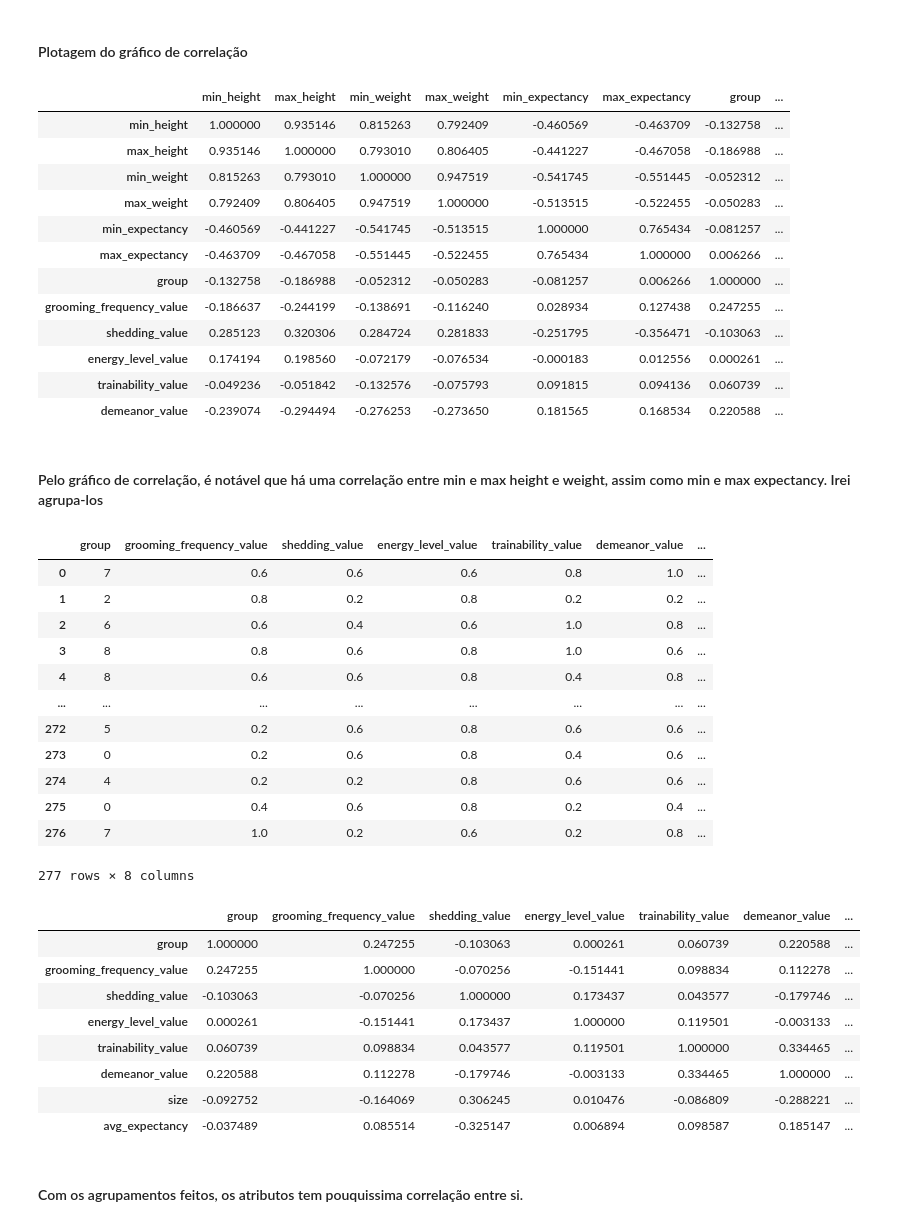
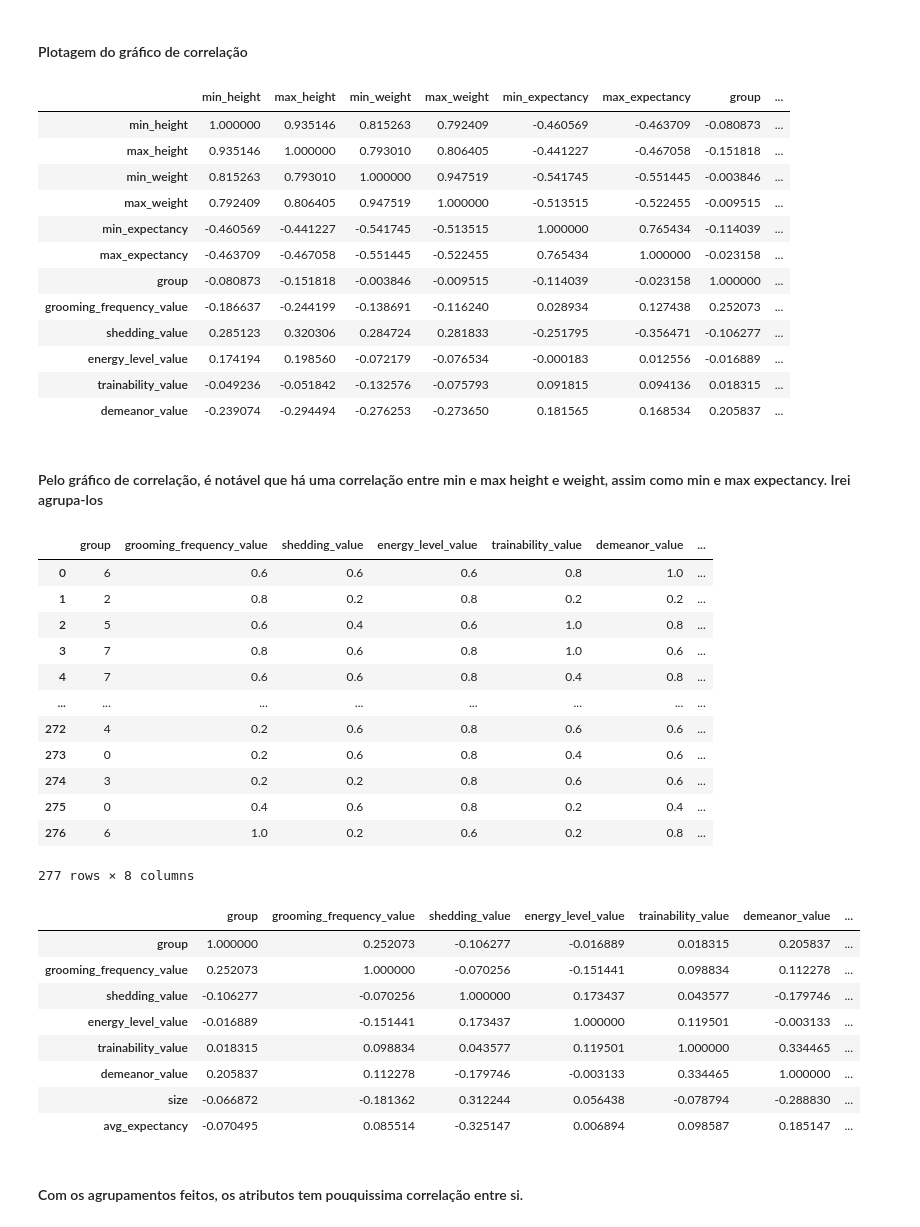
Before and after one commit to a3ylf/Dog_Predictor, a Jupyter notebook: preprocess.ipynb, the cells around one changed output. Drawn from its saved outputs; the diff is of its cells as text; code cells hidden in the pictures.

```diff
--- a/preprocess.ipynb
+++ b/preprocess.ipynb
@@ -1,10 +1,8 @@
 # %%
 import pandas as pd
-import numpy as np
 import matplotlib.pyplot as plt
 from sklearn import preprocessing
 
-
 df = pd.read_csv("input.csv", delimiter=",")
 df = df.drop(columns=["name","description","temperament"]) # Retira-se nome, descrição e temperamento, pois são irrelevantes para o processamento
-df
+df["group"] = df["group"].replace(["Foundation Stock Service","Miscellaneous Class"],"Foundation and miscellaneous")
@@ -90,54 +39,54 @@ corr= df.corr()
 corr
 # %% [output]
 |  | min_height | max_height | min_weight | max_weight | min_expectancy | max_expectancy | group | ... |
-| min_height | 1.000000 | 0.935146 | 0.815263 | 0.792409 | -0.460569 | -0.463709 | -0.132758 | ... |
-| max_height | 0.935146 | 1.000000 | 0.793010 | 0.806405 | -0.441227 | -0.467058 | -0.186988 | ... |
-| min_weight | 0.815263 | 0.793010 | 1.000000 | 0.947519 | -0.541745 | -0.551445 | -0.052312 | ... |
-| max_weight | 0.792409 | 0.806405 | 0.947519 | 1.000000 | -0.513515 | -0.522455 | -0.050283 | ... |
-| min_expectancy | -0.460569 | -0.441227 | -0.541745 | -0.513515 | 1.000000 | 0.765434 | -0.081257 | ... |
-| max_expectancy | -0.463709 | -0.467058 | -0.551445 | -0.522455 | 0.765434 | 1.000000 | 0.006266 | ... |
-| group | -0.132758 | -0.186988 | -0.052312 | -0.050283 | -0.081257 | 0.006266 | 1.000000 | ... |
-| grooming_frequency_value | -0.186637 | -0.244199 | -0.138691 | -0.116240 | 0.028934 | 0.127438 | 0.247255 | ... |
-| shedding_value | 0.285123 | 0.320306 | 0.284724 | 0.281833 | -0.251795 | -0.356471 | -0.103063 | ... |
-| energy_level_value | 0.174194 | 0.198560 | -0.072179 | -0.076534 | -0.000183 | 0.012556 | 0.000261 | ... |
-| trainability_value | -0.049236 | -0.051842 | -0.132576 | -0.075793 | 0.091815 | 0.094136 | 0.060739 | ... |
-| demeanor_value | -0.239074 | -0.294494 | -0.276253 | -0.273650 | 0.181565 | 0.168534 | 0.220588 | ... |
+| min_height | 1.000000 | 0.935146 | 0.815263 | 0.792409 | -0.460569 | -0.463709 | -0.080873 | ... |
+| max_height | 0.935146 | 1.000000 | 0.793010 | 0.806405 | -0.441227 | -0.467058 | -0.151818 | ... |
+| min_weight | 0.815263 | 0.793010 | 1.000000 | 0.947519 | -0.541745 | -0.551445 | -0.003846 | ... |
+| max_weight | 0.792409 | 0.806405 | 0.947519 | 1.000000 | -0.513515 | -0.522455 | -0.009515 | ... |
+| min_expectancy | -0.460569 | -0.441227 | -0.541745 | -0.513515 | 1.000000 | 0.765434 | -0.114039 | ... |
+| max_expectancy | -0.463709 | -0.467058 | -0.551445 | -0.522455 | 0.765434 | 1.000000 | -0.023158 | ... |
+| group | -0.080873 | -0.151818 | -0.003846 | -0.009515 | -0.114039 | -0.023158 | 1.000000 | ... |
+| grooming_frequency_value | -0.186637 | -0.244199 | -0.138691 | -0.116240 | 0.028934 | 0.127438 | 0.252073 | ... |
+| shedding_value | 0.285123 | 0.320306 | 0.284724 | 0.281833 | -0.251795 | -0.356471 | -0.106277 | ... |
+| energy_level_value | 0.174194 | 0.198560 | -0.072179 | -0.076534 | -0.000183 | 0.012556 | -0.016889 | ... |
+| trainability_value | -0.049236 | -0.051842 | -0.132576 | -0.075793 | 0.091815 | 0.094136 | 0.018315 | ... |
+| demeanor_value | -0.239074 | -0.294494 | -0.276253 | -0.273650 | 0.181565 | 0.168534 | 0.205837 | ... |
 # %% [markdown]
 #### Pelo gráfico de correlação, é notável que há uma correlação entre min e max height e weight, assim como min e max expectancy. Irei agrupa-los
 # %%
 # Size define a junção das médias das alturas com a média dos pesos, o peso é em geral menor que a altura,
 # então para igualar eu divido em uma parte maior a altura
-df["size"] = (df["min_height"] + df["max_height"])/8 + (df["min_weight"] + df["max_weight"])/4
+df["size"] = (df["min_height"] + df["max_height"])/2 + (df["min_weight"] + df["max_weight"])/2
 df["avg_expectancy"] = (df["min_expectancy"] + df["max_expectancy"])/2
 df = df.drop(columns=["min_height","min_weight","min_expectancy","max_height","max_weight","max_expectancy"])
 df
 # %% [output]
 |  | group | grooming_frequency_value | shedding_value | energy_level_value | trainability_value | demeanor_value | ... |
-| 0 | 7 | 0.6 | 0.6 | 0.6 | 0.8 | 1.0 | ... |
+| 0 | 6 | 0.6 | 0.6 | 0.6 | 0.8 | 1.0 | ... |
 | 1 | 2 | 0.8 | 0.2 | 0.8 | 0.2 | 0.2 | ... |
-| 2 | 6 | 0.6 | 0.4 | 0.6 | 1.0 | 0.8 | ... |
-| 3 | 8 | 0.8 | 0.6 | 0.8 | 1.0 | 0.6 | ... |
-| 4 | 8 | 0.6 | 0.6 | 0.8 | 0.4 | 0.8 | ... |
+| 2 | 5 | 0.6 | 0.4 | 0.6 | 1.0 | 0.8 | ... |
+| 3 | 7 | 0.8 | 0.6 | 0.8 | 1.0 | 0.6 | ... |
+| 4 | 7 | 0.6 | 0.6 | 0.8 | 0.4 | 0.8 | ... |
 | ... | ... | ... | ... | ... | ... | ... | ... |
-| 272 | 5 | 0.2 | 0.6 | 0.8 | 0.6 | 0.6 | ... |
+| 272 | 4 | 0.2 | 0.6 | 0.8 | 0.6 | 0.6 | ... |
 | 273 | 0 | 0.2 | 0.6 | 0.8 | 0.4 | 0.6 | ... |
-| 274 | 4 | 0.2 | 0.2 | 0.8 | 0.6 | 0.6 | ... |
+| 274 | 3 | 0.2 | 0.2 | 0.8 | 0.6 | 0.6 | ... |
 | 275 | 0 | 0.4 | 0.6 | 0.8 | 0.2 | 0.4 | ... |
-| 276 | 7 | 1.0 | 0.2 | 0.6 | 0.2 | 0.8 | ... |
+| 276 | 6 | 1.0 | 0.2 | 0.6 | 0.2 | 0.8 | ... |
 277 rows × 8 columns
 # %%
 corr = df.corr()
 corr
 # %% [output]
 |  | group | grooming_frequency_value | shedding_value | energy_level_value | trainability_value | demeanor_value | ... |
-| group | 1.000000 | 0.247255 | -0.103063 | 0.000261 | 0.060739 | 0.220588 | ... |
-| grooming_frequency_value | 0.247255 | 1.000000 | -0.070256 | -0.151441 | 0.098834 | 0.112278 | ... |
-| shedding_value | -0.103063 | -0.070256 | 1.000000 | 0.173437 | 0.043577 | -0.179746 | ... |
-| energy_level_value | 0.000261 | -0.151441 | 0.173437 | 1.000000 | 0.119501 | -0.003133 | ... |
-| trainability_value | 0.060739 | 0.098834 | 0.043577 | 0.119501 | 1.000000 | 0.334465 | ... |
-| demeanor_value | 0.220588 | 0.112278 | -0.179746 | -0.003133 | 0.334465 | 1.000000 | ... |
-| size | -0.092752 | -0.164069 | 0.306245 | 0.010476 | -0.086809 | -0.288221 | ... |
-| avg_expectancy | -0.037489 | 0.085514 | -0.325147 | 0.006894 | 0.098587 | 0.185147 | ... |
+| group | 1.000000 | 0.252073 | -0.106277 | -0.016889 | 0.018315 | 0.205837 | ... |
+| grooming_frequency_value | 0.252073 | 1.000000 | -0.070256 | -0.151441 | 0.098834 | 0.112278 | ... |
+| shedding_value | -0.106277 | -0.070256 | 1.000000 | 0.173437 | 0.043577 | -0.179746 | ... |
+| energy_level_value | -0.016889 | -0.151441 | 0.173437 | 1.000000 | 0.119501 | -0.003133 | ... |
+| trainability_value | 0.018315 | 0.098834 | 0.043577 | 0.119501 | 1.000000 | 0.334465 | ... |
+| demeanor_value | 0.205837 | 0.112278 | -0.179746 | -0.003133 | 0.334465 | 1.000000 | ... |
+| size | -0.066872 | -0.181362 | 0.312244 | 0.056438 | -0.078794 | -0.288830 | ... |
+| avg_expectancy | -0.070495 | 0.085514 | -0.325147 | 0.006894 | 0.098587 | 0.185147 | ... |
 # %% [markdown]
 #### Com os agrupamentos feitos, os atributos tem pouquissima correlação entre si.
 # %%
```
Also changed, not shown: parts of 12 cells of this notebook, 3 other files.
